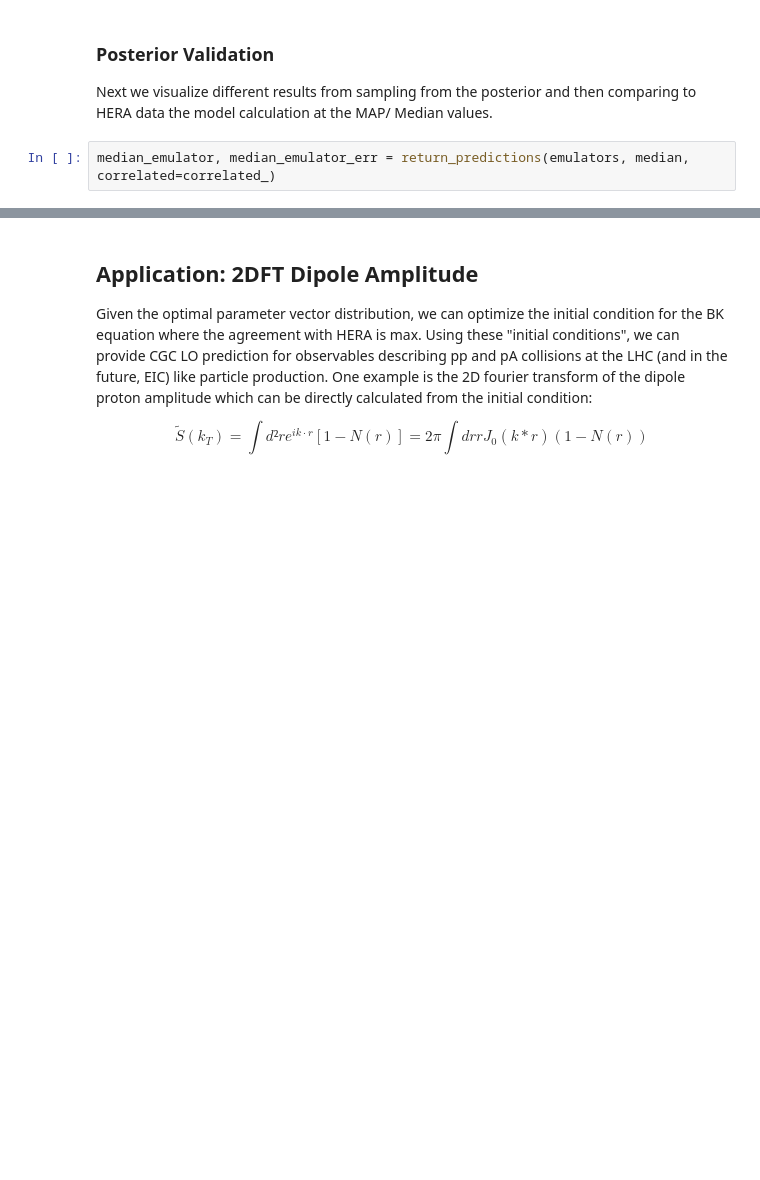
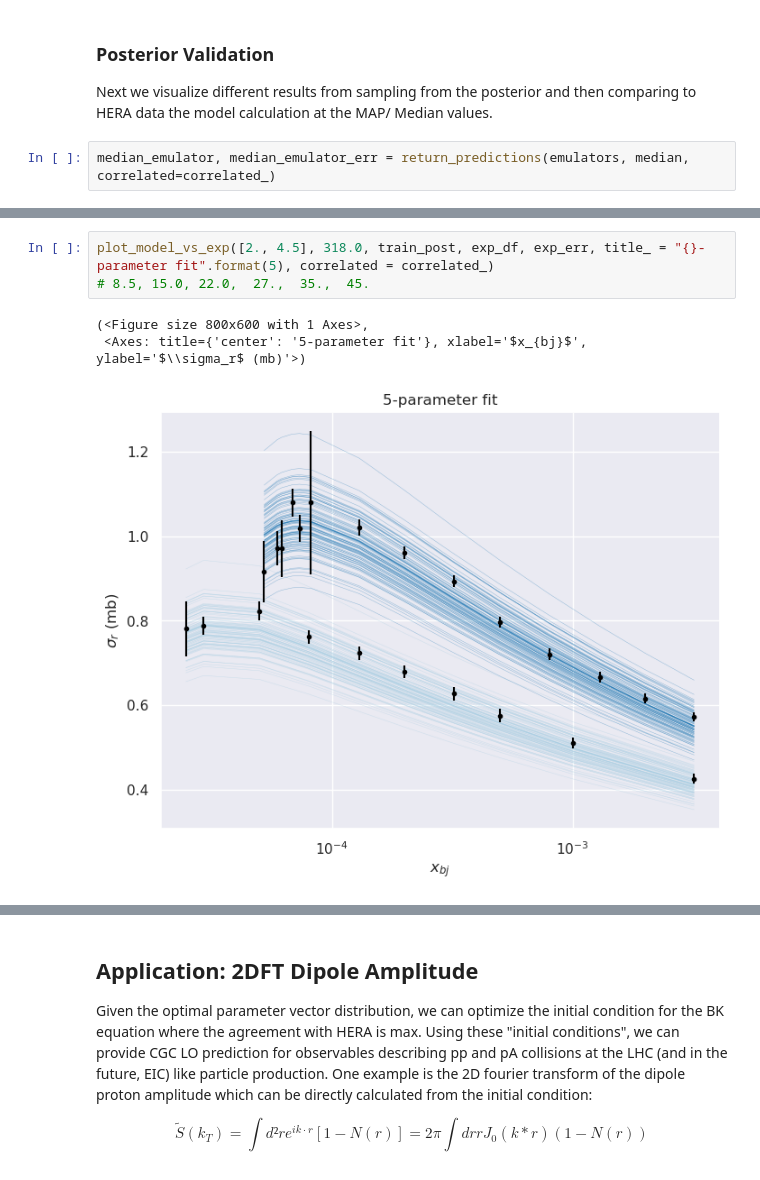
Before and after one commit to camcasuga/BayesianBK_results, a Jupyter notebook: analysis.ipynb, the cells around one changed output, grey strips where cells are left out. Cells and saved outputs as stored; diff of their text form; blank space fills up the shorter version.

```diff
--- a/analysis.ipynb
+++ b/analysis.ipynb
@@ -140,0 +141,7 @@ Reshape your data either using array.reshape(-1, 1) if your data has a single fe
+# %%
+plot_model_vs_exp([2., 4.5], 318.0, train_post, exp_df, exp_err, title_ = "{}-parameter fit".format(5), correlated = correlated_)
+# 8.5, 15.0, 22.0,  27.,  35.,  45.
+# %% [output]
+(<Figure size 800x600 with 1 Axes>,
+ <Axes: title={'center': '5-parameter fit'}, xlabel='$x_{bj}$', ylabel='$\\sigma_r$ (mb)'>)
+[figure, added]
```
Also changed, not shown: parts of 16 cells of this notebook, 3 other files.
